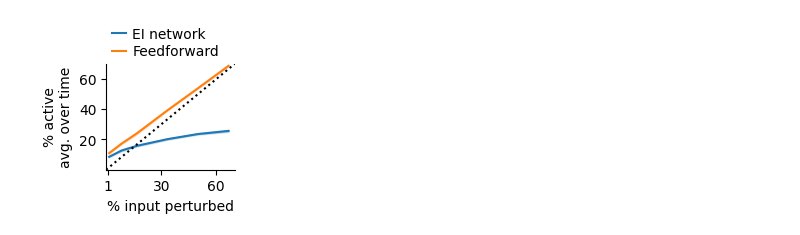
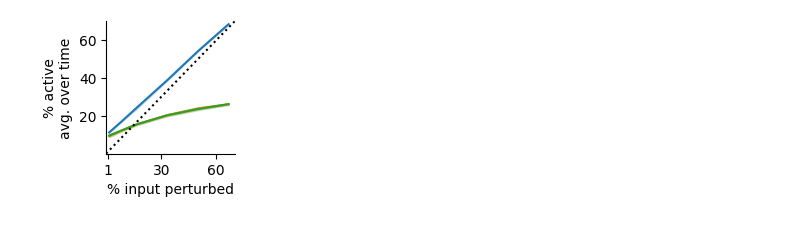
Before and after one commit to gongziyida/vocal-error-network, a Jupyter notebook: vary_input_experiments/responses_cmp_analysis.ipynb, the cells around one changed output. Cells and saved outputs as stored; diff of their text form; code cells hidden in the pictures.

```diff
--- a/vary_input_experiments/responses_cmp_analysis.ipynb
+++ b/vary_input_experiments/responses_cmp_analysis.ipynb
@@ -8,6 +8,7 @@ import matplotlib.pyplot as plt
 import seaborn as sns
 from utils import *
 # %%
+MODELS = ['Feedforward', 'EI network\n(HVC$\\to$E)', 'EI network\n(E$\\to$E)']
 NE = 600
 Ds_pert = np.array([10, 50, 100, 200, 300, 400])
 Ks_input = np.array([5, 10, 20, 40, 60, 100])
@@ -19,18 +20,22 @@ df_vpp = dict(tid=[], model=[], d=[], perturbed=[], unperturbed=[],
 for i in range(1, 6):
     with open('../results/vary_percent_pert_%d.pkl' % i, 'rb') as f:
         # EIres, FFres, err, syl = pickle.load(f)
-        EIzs, FFzs, EIsparsity, FFsparsity = pickle.load(f)
-        df_vpp['tid'].extend([i] * len(Ds_pert) * 2)
-        df_vpp['model'].extend(['EI network'] * len(Ds_pert) + ['Feedforward'] * len(Ds_pert))
-        df_vpp['d'].extend(list(Ds_pert / NE * 100) * 2)
-        df_vpp['perturbed'].extend(list(map(lambda x: x[0], EIzs)))
-        df_vpp['perturbed'].extend(list(map(lambda x: x[0], FFzs)))
-        df_vpp['unperturbed'].extend(list(map(lambda x: x[1], EIzs)))
-        df_vpp['unperturbed'].extend(list(map(lambda x: x[1], FFzs)))
+        FF_zs, EI_zs, EIrec_zs, FF_sparsity, EI_sparsity, EIrec_sparsity = pickle.load(f)
+        df_vpp['tid'].extend([i] * len(Ds_pert) * len(MODELS))
+        aux = [MODELS[0]]*len(Ds_pert)+[MODELS[1]]*len(Ds_pert)+[MODELS[2]]*len(Ds_pert)
+        df_vpp['model'].extend(aux)
+        df_vpp['d'].extend(list(Ds_pert / NE * 100) * len(MODELS))
+        df_vpp['perturbed'].extend(list(map(lambda x: x[0], FF_zs)))
+        df_vpp['perturbed'].extend(list(map(lambda x: x[0], EI_zs)))
+        df_vpp['perturbed'].extend(list(map(lambda x: x[0], EIrec_zs)))
+        df_vpp['unperturbed'].extend(list(map(lambda x: x[1], FF_zs)))
+        df_vpp['unperturbed'].extend(list(map(lambda x: x[1], EI_zs)))
+        df_vpp['unperturbed'].extend(list(map(lambda x: x[1], EIrec_zs)))
 
-        for th in EIsparsity.keys():
-            df_vpp['spar%d'%th].extend(EIsparsity[th].mean(axis=1) * 100)
-            df_vpp['spar%d'%th].extend(FFsparsity[th].mean(axis=1) * 100)
+        for th in EI_sparsity.keys():
+            df_vpp['spar%d'%th].extend(FF_sparsity[th].mean(axis=1) * 100)
+            df_vpp['spar%d'%th].extend(EI_sparsity[th].mean(axis=1) * 100)
+            df_vpp['spar%d'%th].extend(EIrec_sparsity[th].mean(axis=1) * 100)
 # %%
 df_vpp = pd.DataFrame(df_vpp)
 df_vpp_z = df_vpp[['tid', 'model', 'd', 'perturbed', 'unperturbed']].copy()
@@ -39,12 +44,11 @@ df_vpp_z = df_vpp_z.melt(id_vars=[_ for _ in df_vpp_z.columns if 'pert' not in _
                  var_name='subpopulation', value_name='z')
 # %%
 fig, ax = plt.subplots(1, figsize=(2, 2))
-sns.lineplot(data=df_vpp, x='d', y='spar3', hue='model',legend='brief',  ax=ax)
+sns.lineplot(data=df_vpp, x='d', y='spar3', hue='model',legend=False, ax=ax)
 ax.plot([0, 70], [0, 70], ls=':', c='k')
 ax.set(ylabel='% active\navg. over time', xticks=[1, 30, 60], yticks=[20, 40, 60],
        xlim=[0, 70], ylim=[0, 70])
-ax.set_xlabel('% input perturbed')
-ax.legend(loc=(0, 1))
+ax.set_xlabel('% input perturbed\n')
 fig.savefig('../svg/vary_pert_percent_active.svg')
 # %% [output]
-[figure, old version]
+[figure, new version]
```
Also changed, not shown: parts of 9 cells of this notebook, 33 other files.
